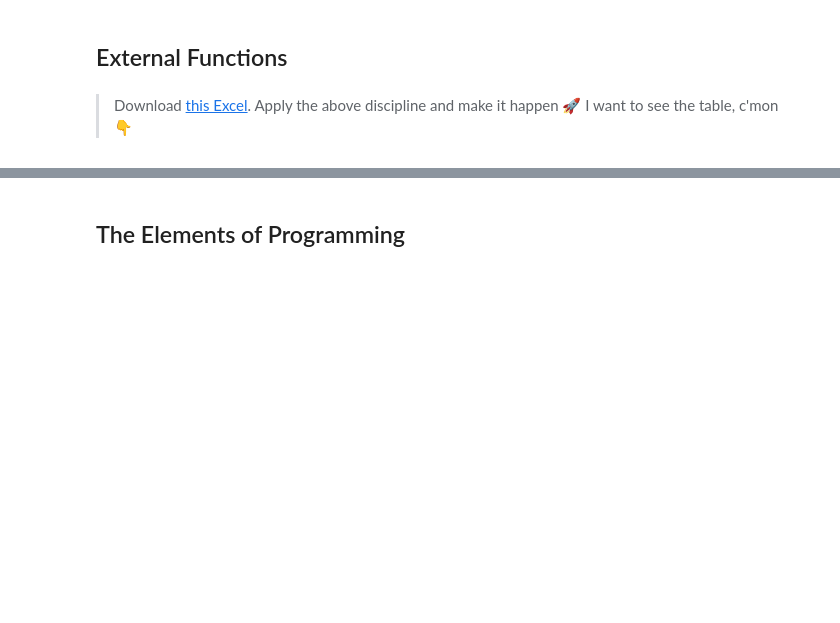
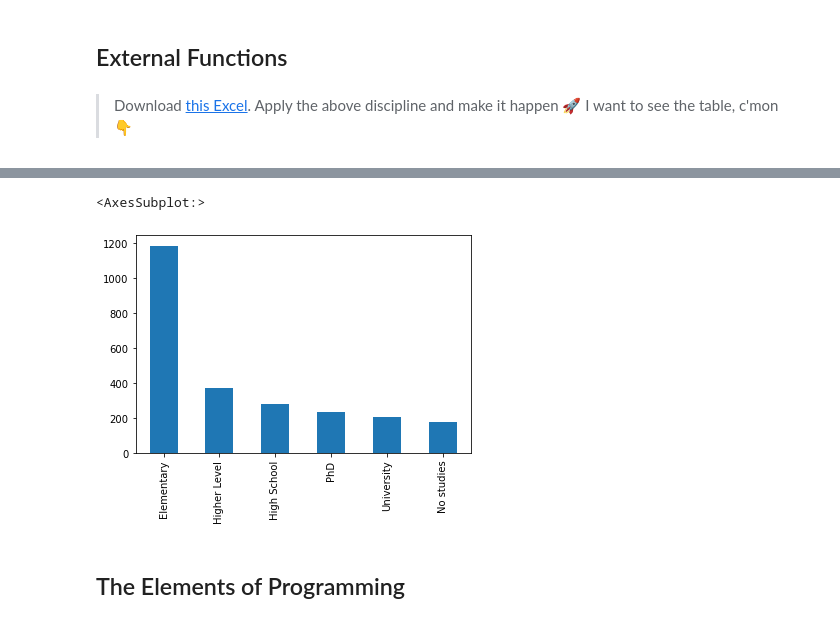
Before and after one commit to suarezpaz/machine-learning-program, a Jupyter notebook: #01. Data Tables & Basic Concepts of Programming/01session.ipynb, the cells around one changed output, grey strips where cells are left out. Cells and saved outputs as stored; diff of their text form; code cells hidden in the pictures; blank space fills up the shorter version.

```diff
--- a/#01. Data Tables & Basic Concepts of Programming/01session.ipynb
+++ b/#01. Data Tables & Basic Concepts of Programming/01session.ipynb
@@ -95,3 +331,8 @@ donde deberia estar definido?
+# %%
+pandas.read_excel(io = 'internet_usage_spain.xlsx', sheet_name=1).education.value_counts().plot(kind='bar')
+# %% [output]
+<AxesSubplot:>
+[figure, added]
 # %% [markdown]
 ## The Elements of Programming
 # %% [markdown]
```
Also changed, not shown: parts of 61 cells of this notebook, 1 other file.
